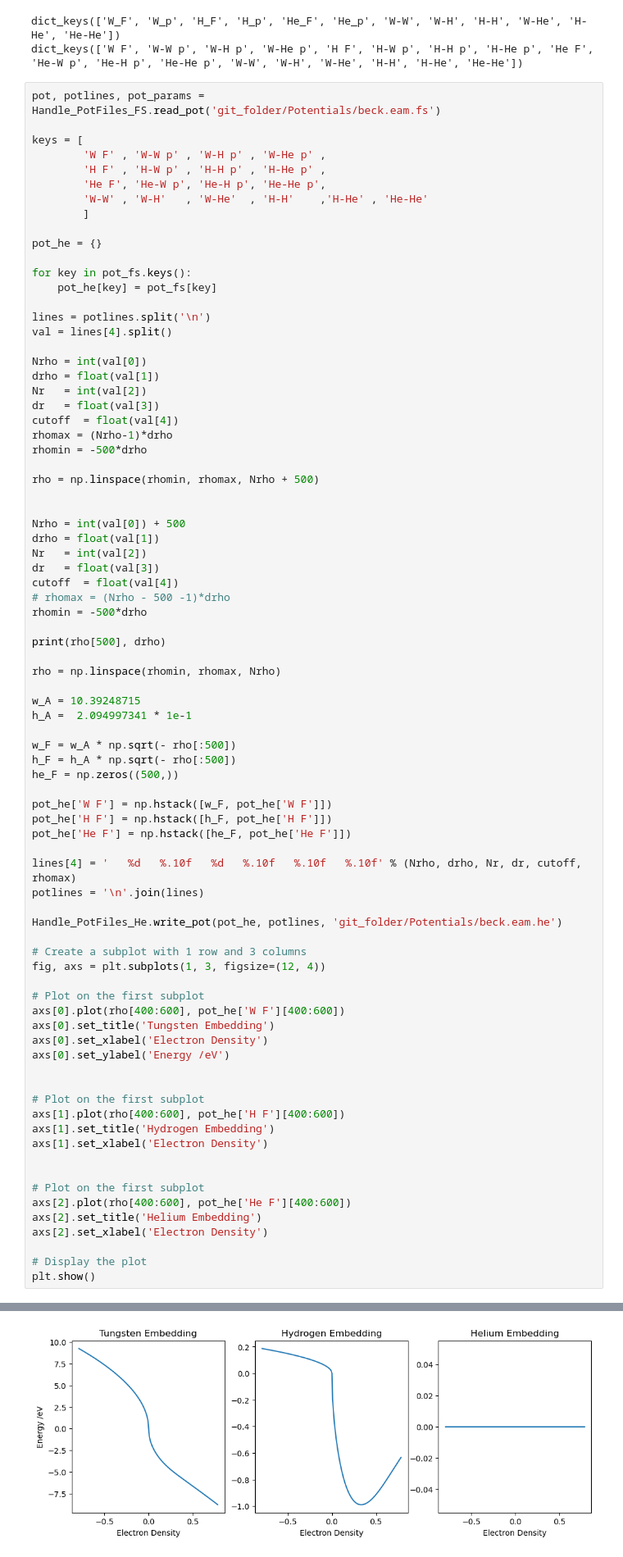
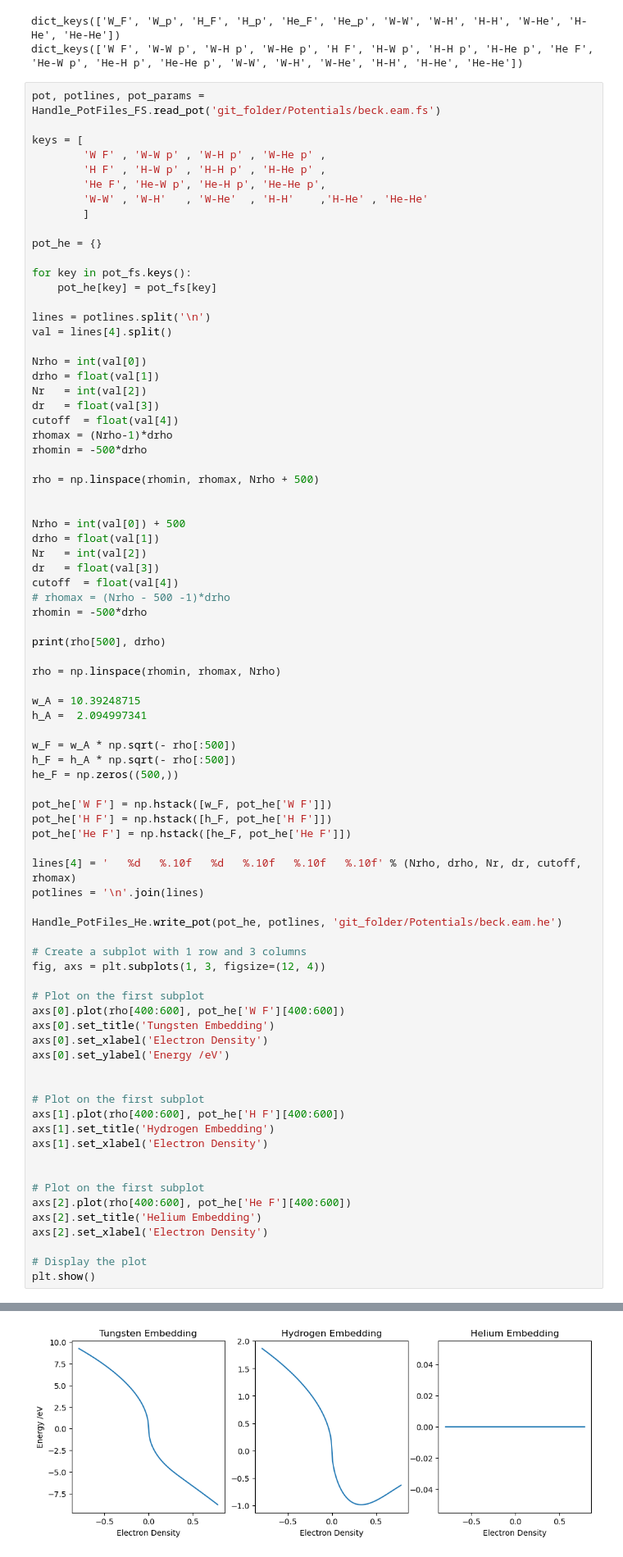
Before and after one commit to Samanyu-T/Lammps_MD, a Jupyter notebook: Jupyter_Notebooks/gen_fs_potfiles.ipynb, the cells around one changed output, grey strips where cells are left out. Shown at 82% size. Drawn from its saved outputs; the diff is of its cells as text.

```diff
--- a/Jupyter_Notebooks/gen_fs_potfiles.ipynb
+++ b/Jupyter_Notebooks/gen_fs_potfiles.ipynb
@@ -112,7 +112,7 @@ print(rho[500], drho)
 rho = np.linspace(rhomin, rhomax, Nrho)
 
 w_A = 10.39248715
-h_A =  2.094997341 * 1e-1
+h_A =  2.094997341
 
 w_F = w_A * np.sqrt(- rho[:500])
 h_F = h_A * np.sqrt(- rho[:500])
@@ -125,34 +125,34 @@ pot_he['He F'] = np.hstack([he_F, pot_he['He F']])
 lines[4] = '   %d   %.10f   %d   %.10f   %.10f   %.10f' % (Nrho, drho, Nr, dr, cutoff, rhomax)
 potlines = '\n'.join(lines)
 
 Handle_PotFiles_He.write_pot(pot_he, potlines, 'git_folder/Potentials/beck.eam.he')
 
 # Create a subplot with 1 row and 3 columns
 fig, axs = plt.subplots(1, 3, figsize=(12, 4))
 
 # Plot on the first subplot
 axs[0].plot(rho[400:600], pot_he['W F'][400:600])
 axs[0].set_title('Tungsten Embedding')
 axs[0].set_xlabel('Electron Density')
 axs[0].set_ylabel('Energy /eV')
 
 
 # Plot on the first subplot
 axs[1].plot(rho[400:600], pot_he['H F'][400:600])
 axs[1].set_title('Hydrogen Embedding')
 axs[1].set_xlabel('Electron Density')
 
 
 # Plot on the first subplot
 axs[2].plot(rho[400:600], pot_he['He F'][400:600])
 axs[2].set_title('Helium Embedding')
 axs[2].set_xlabel('Electron Density')
 
 # Display the plot
 plt.show()
 # %% [output]
 0.0 0.0079168464
-[figure, old version]
+[figure, new version]
 # %%
 # base = np.loadtxt('dft_base.txt')
 
```
Also changed, not shown: 9 other files.
